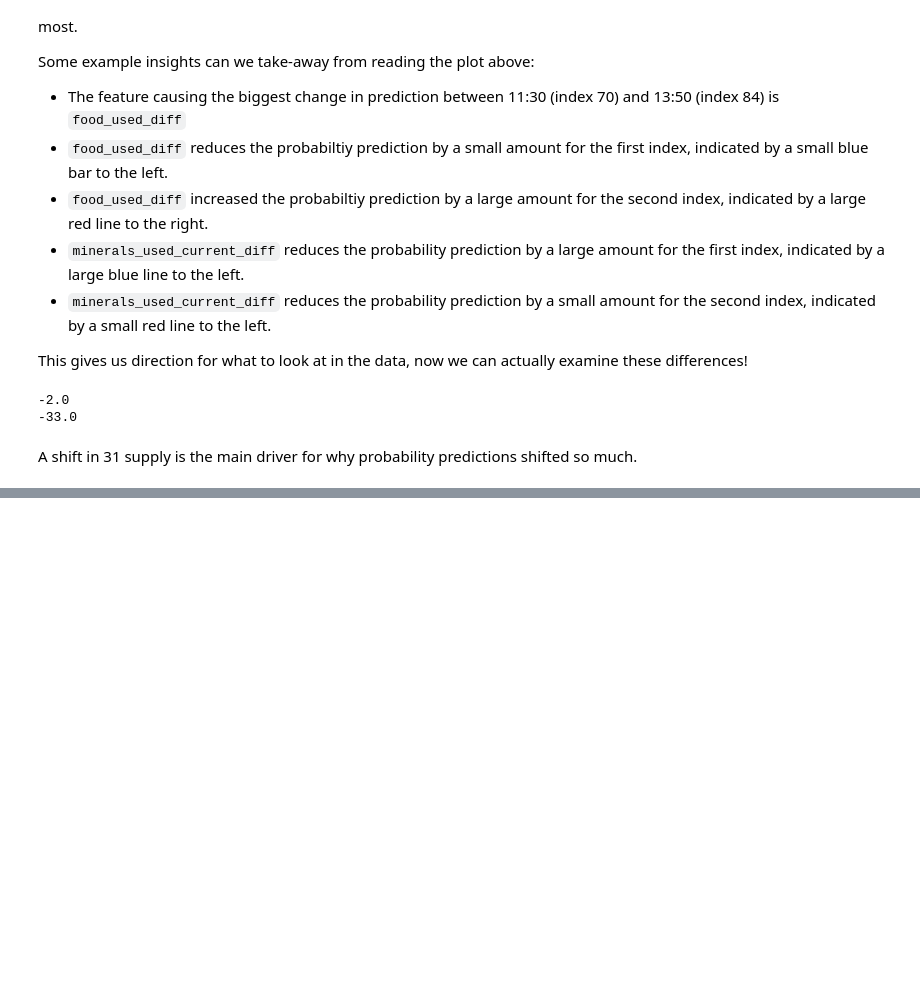
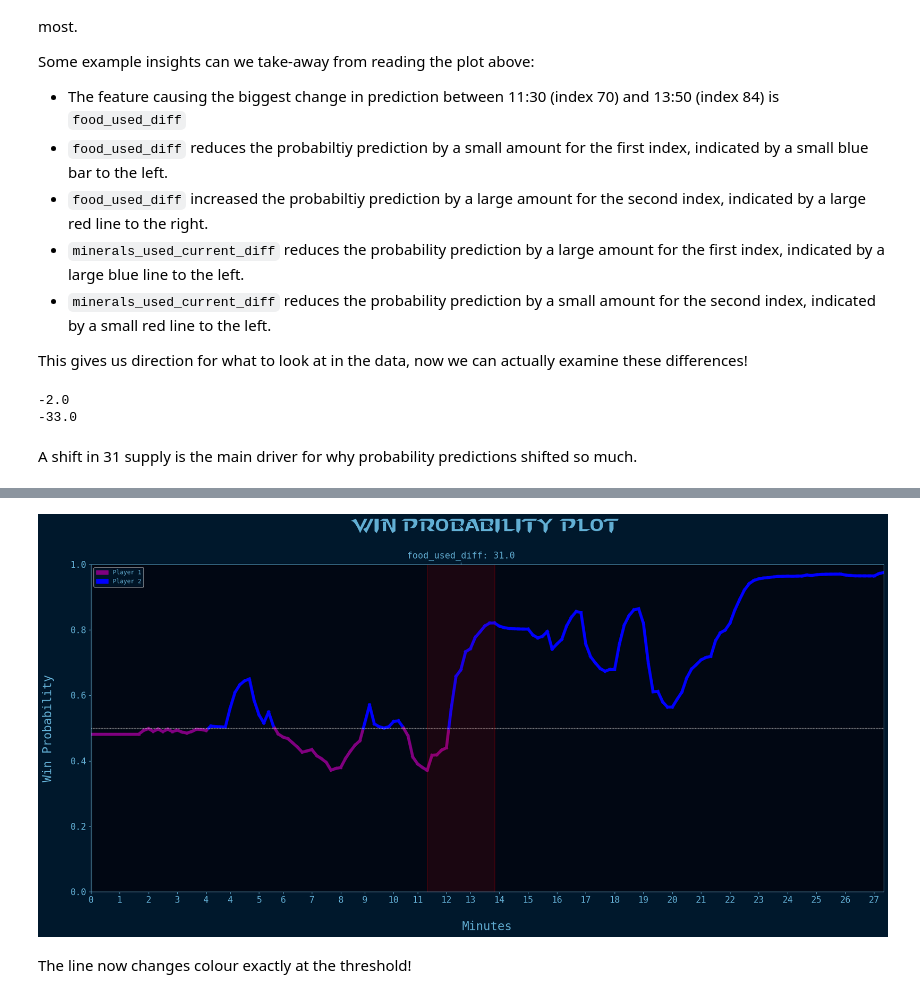
Before and after one commit to nedwebster/starcraft_predictor, a Jupyter notebook: ml_analysis/analysis_prediction_shifts.ipynb, the cells around one changed output, grey strips where cells are left out. Saved outputs shown, nothing was run; the diff lists cells and outputs as text; code cells hidden in the pictures; blank space fills up the shorter version.

```diff
--- a/ml_analysis/analysis_prediction_shifts.ipynb
+++ b/ml_analysis/analysis_prediction_shifts.ipynb
@@ -222,0 +311,3 @@ A shift in 31 supply is the main driver for why probability predictions shifted
+# %%
+# update so both races arent the same, this allows testing of colour changes in plot
+plot_params["p1_race"] = "z"
@@ -222,0 +459,46 @@ A shift in 31 supply is the main driver for why probability predictions shifted
+# %%
+def insert_new_values(x, y, crossing_index, threshold):
+    """Function to insert a new value inbetween the crossing pair, that sits
+    on the threshold line.
+
+    """
+
+    rate_of_change = (y[crossing_index[1]] - y[crossing_index[0]]) / (x[crossing_index[1]] - x[crossing_index[0]])
+
+    x_movement = (threshold - y[crossing_index[0]]) / rate_of_change
+
+    new_x = x[crossing_index[0]] + x_movement
+
+    x.insert(crossing_index[1], new_x)
+    y.insert(crossing_index[1], 0.5)
+
+    return x, y
+# %%
+def add_zero_points(x, y, threshold):
+    """Wrapper to apply the insert_new_values function to
+    all crosisng pairs in x and y
+
+    """
+
+    crossing_pairs = find_crossing_pairs(y, threshold)
+
+    for i, pair in enumerate(crossing_pairs):
+
+        pair = tuple(np.add(pair, i))
+        x, y, = insert_new_values(x, y, pair, threshold)
+
+    return x, y
+# %%
+# update x and y with above functions, and re-define plot_params ready for plotting
+x = list(plot_params["df"]["seconds"].values)
+y = list(plot_params["df"]["win_prob"].values)
+
+x, y = add_zero_points(x, y, 0.5)
+
+plot_params["df"] = pd.DataFrame({"seconds": x, "win_prob": y})
+# %%
+win_probability_plot(plot_params, moment=feature_changes[0])
+# %% [output]
+[figure, added]
+# %% [markdown]
+The line now changes colour exactly at the threshold!
```
Also changed, not shown: parts of 17 cells of this notebook, 1 other file.
